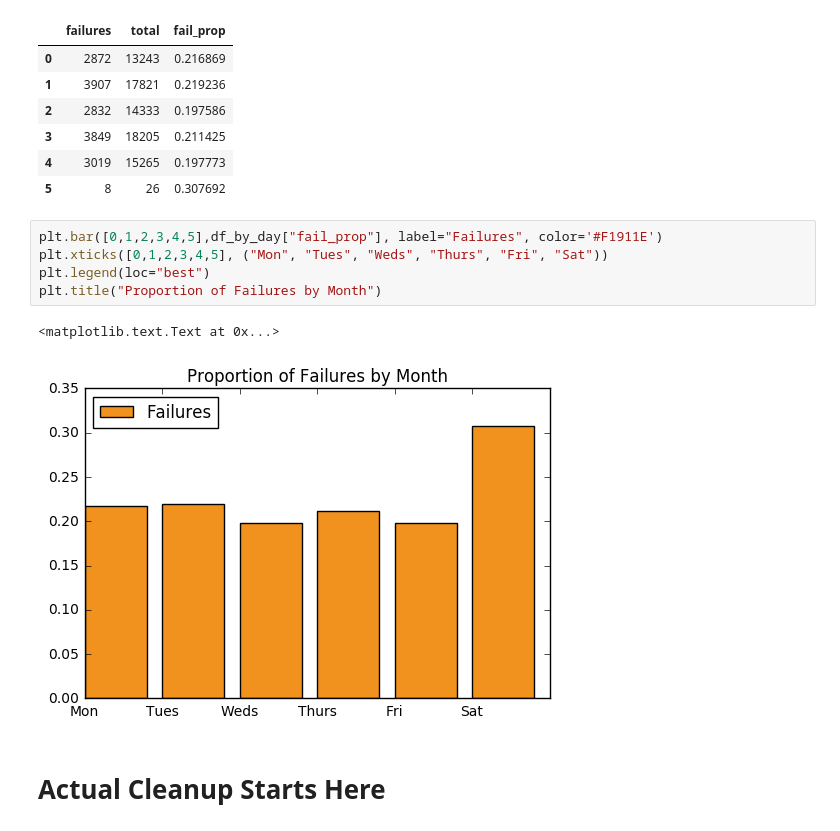
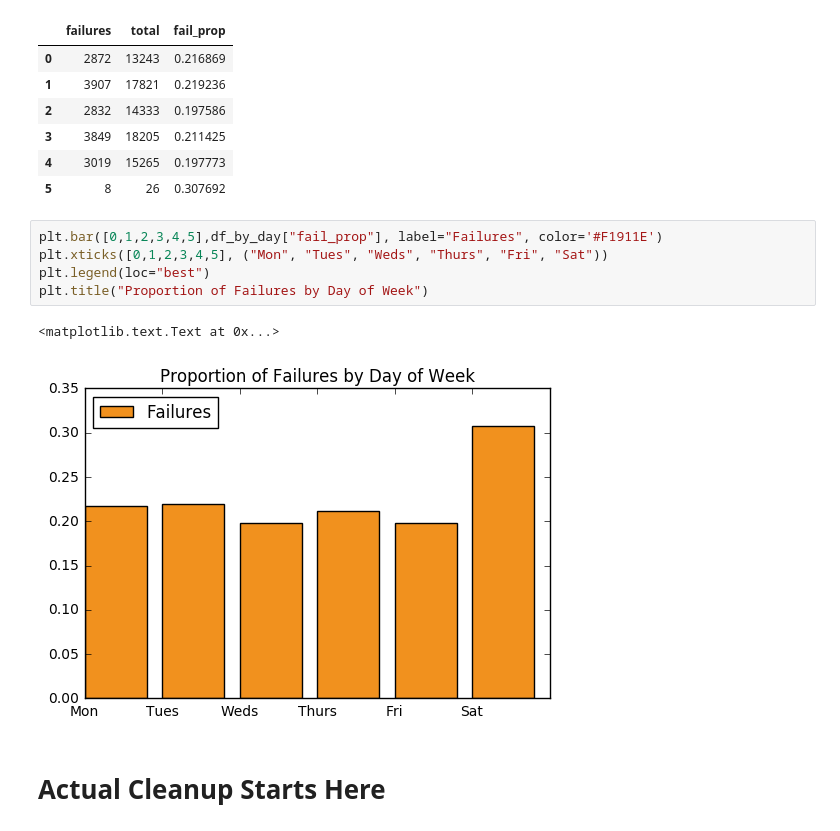
Before and after one commit to angelok1/cs109project, a Jupyter notebook: Food_Inspections.ipynb, the cells around one changed output. Drawn from its saved outputs; the diff is of its cells as text.

```diff
--- a/Food_Inspections.ipynb
+++ b/Food_Inspections.ipynb
@@ -426,11 +425,11 @@ df_by_day
 # %%
 plt.bar([0,1,2,3,4,5],df_by_day["fail_prop"], label="Failures", color='#F1911E')
 plt.xticks([0,1,2,3,4,5], ("Mon", "Tues", "Weds", "Thurs", "Fri", "Sat"))
 plt.legend(loc="best")
-plt.title("Proportion of Failures by Month")
+plt.title("Proportion of Failures by Day of Week")
 # %% [output]
 <matplotlib.text.Text at 0x...>
-[figure, old version]
+[figure, new version]
 # %% [markdown]
 # Actual Cleanup Starts Here
 # %%
```
Also changed, not shown: parts of 39 cells of this notebook, 1 other file.
